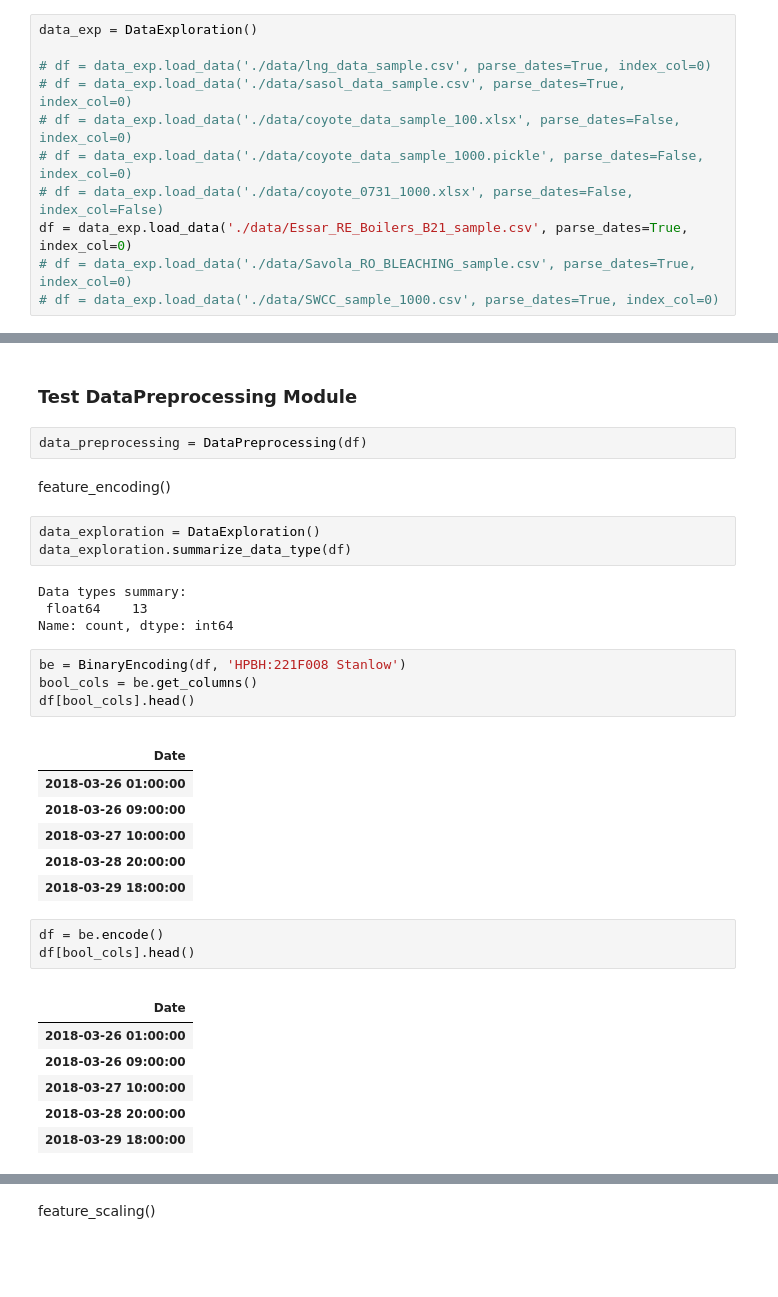
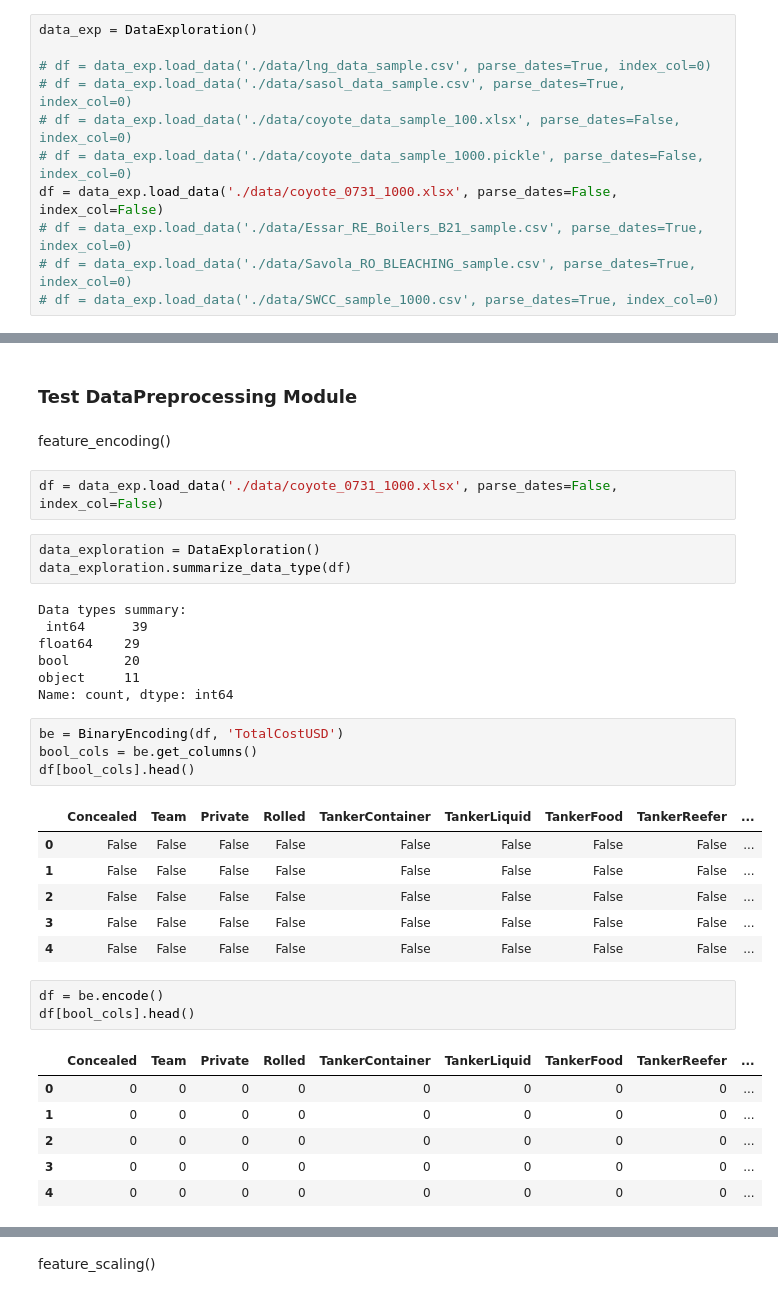
Before and after one commit to Rain-Elutions/Data-Processing-Automation, a Jupyter notebook: test.ipynb, the cells around one changed output, grey strips where cells are left out. Saved outputs shown, nothing was run; the diff lists cells and outputs as text; blank space fills up the shorter version.

```diff
--- a/test.ipynb
+++ b/test.ipynb
@@ -37,8 +37,8 @@ data_exp = DataExploration()
 # df = data_exp.load_data('./data/sasol_data_sample.csv', parse_dates=True, index_col=0)
 # df = data_exp.load_data('./data/coyote_data_sample_100.xlsx', parse_dates=False, index_col=0)
 # df = data_exp.load_data('./data/coyote_data_sample_1000.pickle', parse_dates=False, index_col=0)
-# df = data_exp.load_data('./data/coyote_0731_1000.xlsx', parse_dates=False, index_col=False)
-df = data_exp.load_data('./data/Essar_RE_Boilers_B21_sample.csv', parse_dates=True, index_col=0)
+df = data_exp.load_data('./data/coyote_0731_1000.xlsx', parse_dates=False, index_col=False)
+# df = data_exp.load_data('./data/Essar_RE_Boilers_B21_sample.csv', parse_dates=True, index_col=0)
 # df = data_exp.load_data('./data/Savola_RO_BLEACHING_sample.csv', parse_dates=True, index_col=0)
 # df = data_exp.load_data('./data/SWCC_sample_1000.csv', parse_dates=True, index_col=0)
 # %%
@@ -227,37 +227,38 @@ data_cleansing.detect_outliers(df, col_name=df.columns[10], threshold=3)
 6 outliers detected
 # %% [markdown]
 ### Test DataPreprocessing Module
-# %%
-data_preprocessing = DataPreprocessing(df)
 # %% [markdown]
 feature_encoding()
+# %%
+df = data_exp.load_data('./data/coyote_0731_1000.xlsx', parse_dates=False, index_col=False)
 # %%
 data_exploration = DataExploration()
 data_exploration.summarize_data_type(df)
 # %% [output]
 Data types summary:
- float64    13
+ int64      39
+float64    29
+bool       20
+object     11
 Name: count, dtype: int64
 # %%
-be = BinaryEncoding(df, 'HPBH:221F008 Stanlow')
+be = BinaryEncoding(df, 'TotalCostUSD')
 bool_cols = be.get_columns()
 df[bool_cols].head()
 # %% [output]
-|  |
-| Date |
-| 2018-03-26 01:00:00 |
-| 2018-03-26 09:00:00 |
-| 2018-03-27 10:00:00 |
-| 2018-03-28 20:00:00 |
-| 2018-03-29 18:00:00 |
+|  | Concealed | Team | Private | Rolled | TankerContainer | TankerLiquid | TankerFood | TankerReefer | ... |
+| 0 | False | False | False | False | False | False | False | False | ... |
+| 1 | False | False | False | False | False | False | False | False | ... |
+| 2 | False | False | False | False | False | False | False | False | ... |
+| 3 | False | False | False | False | False | False | False | False | ... |
+| 4 | False | False | False | False | False | False | False | False | ... |
 # %%
 df = be.encode()
 df[bool_cols].head()
 # %% [output]
-|  |
-| Date |
-| 2018-03-26 01:00:00 |
-| 2018-03-26 09:00:00 |
-| 2018-03-27 10:00:00 |
-| 2018-03-28 20:00:00 |
-| 2018-03-29 18:00:00 |
+|  | Concealed | Team | Private | Rolled | TankerContainer | TankerLiquid | TankerFood | TankerReefer | ... |
+| 0 | 0 | 0 | 0 | 0 | 0 | 0 | 0 | 0 | ... |
+| 1 | 0 | 0 | 0 | 0 | 0 | 0 | 0 | 0 | ... |
+| 2 | 0 | 0 | 0 | 0 | 0 | 0 | 0 | 0 | ... |
+| 3 | 0 | 0 | 0 | 0 | 0 | 0 | 0 | 0 | ... |
+| 4 | 0 | 0 | 0 | 0 | 0 | 0 | 0 | 0 | ... |
```
Also changed, not shown: parts of 18 cells of this notebook, 1 other file.
